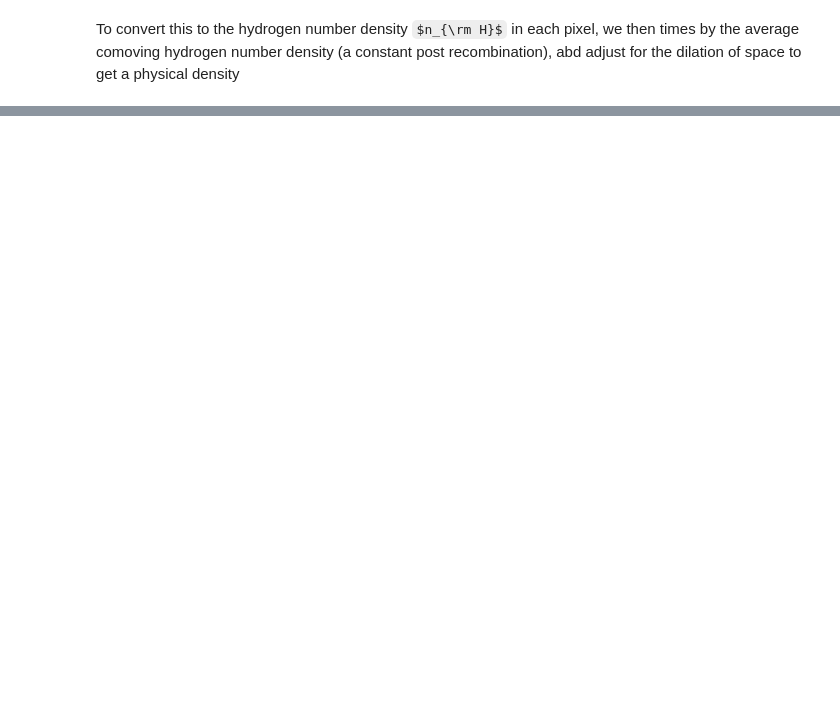
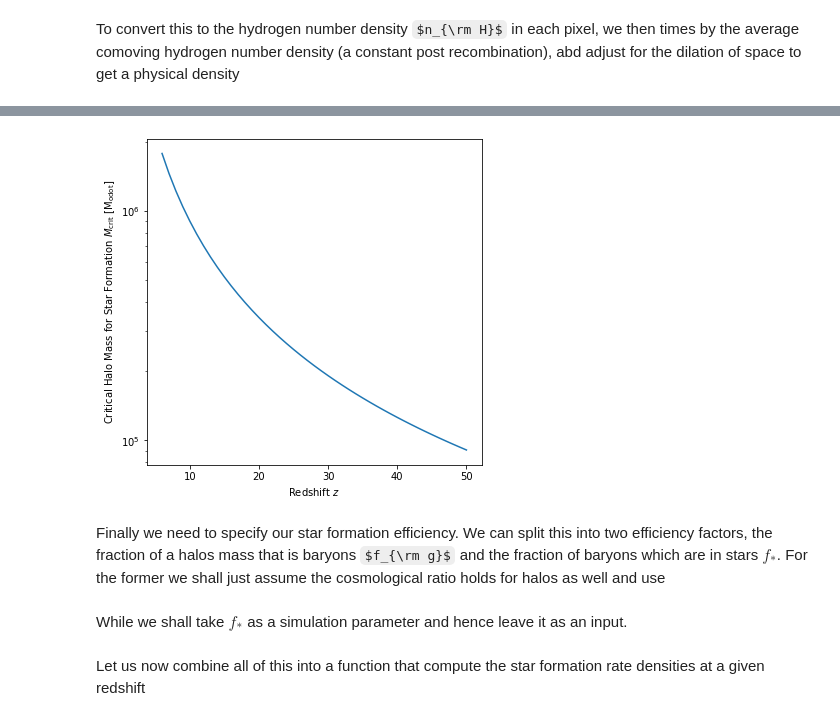
Before and after one commit to ThomasGesseyJones/DARA_21cm_Signal_Simulation, a Jupyter notebook: DARA_21cm_Signal_Simulation.ipynb, the cells around one changed output, grey strips where cells are left out. Cells and saved outputs as stored; diff of their text form; code cells hidden in the pictures; some formulas as TeX source; blank space fills up the shorter version.

Commit message:
Implemented Star Formation Prescription

```diff
--- a/DARA_21cm_Signal_Simulation.ipynb
+++ b/DARA_21cm_Signal_Simulation.ipynb
@@ -199,0 +285,18 @@ def physical_nh(redshift):
+# %%
+def critical_halo_mass_for_star_formation(redshift):
+    """ Dark matter halo mass above which stars will form in the halo """
+    return 3.3e7 * ((1 + redshift)**(-3/2))
+
+
+# Illusration of this function
+fig, ax = plt.subplots(figsize=(6,6))
+ax.plot(ZS_SIM, critical_halo_mass_for_star_formation(ZS_SIM))
+ax.set_yscale('log')
+ax.set_xlabel(r"Redshift $z$")
+ax.set_ylabel(r"Critical Halo Mass for Star Formation $M_{\rm crit}$ [M$_{\rm odot}$]")
+plt.show()
+plt.close(fig)
+# %% [output]
+[figure, added]
+# %% [markdown]
+Finally we need to specify our star formation efficiency. We can split this into two efficiency factors, the fraction of a halos mass that is baryons $f_{\rm g}$ and the fraction of baryons which are in stars $f_{*}$. For the former we shall just assume the cosmological ratio holds for halos as well and use
@@ -199,0 +305,4 @@ def physical_nh(redshift):
+# %% [markdown]
+While we shall take $f_*$ as a simulation parameter and hence leave it as an input.
+# %% [markdown]
+Let us now combine all of this into a function that compute the star formation rate densities at a given redshift
```
Also changed, not shown: parts of 16 cells of this notebook.
